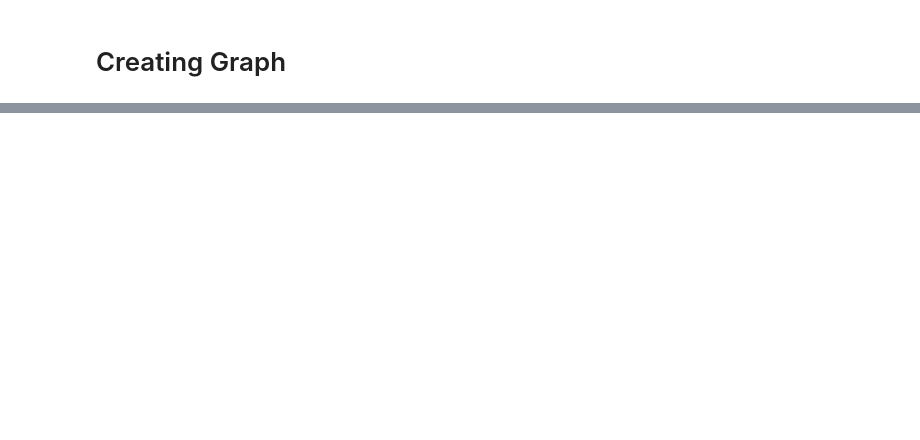
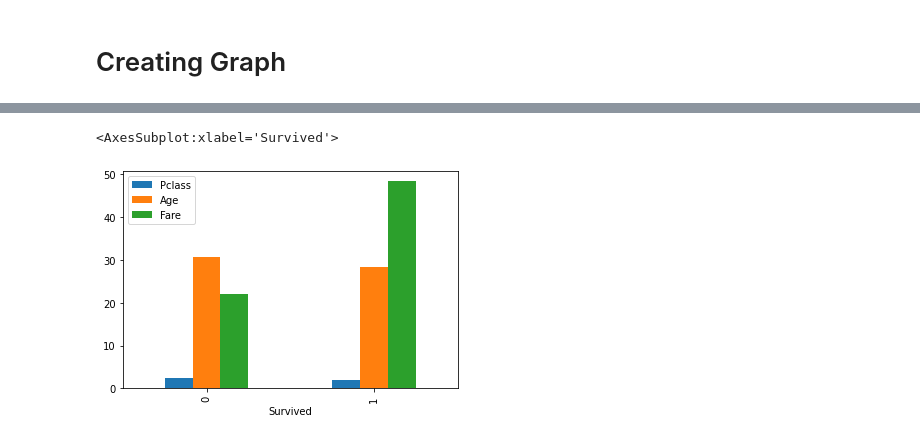
Before and after one commit to prodramp/publiccode, a Jupyter notebook: pandas/group_by/group_by_tutorial_with_titanic_dataset.ipynb, the cells around one changed output, grey strips where cells are left out. Saved outputs shown, nothing was run; the diff lists cells and outputs as text; code cells hidden in the pictures; blank space fills up the shorter version.

```diff
--- a/pandas/group_by/group_by_tutorial_with_titanic_dataset.ipynb
+++ b/pandas/group_by/group_by_tutorial_with_titanic_dataset.ipynb
@@ -238,0 +981,5 @@ subset_5.groupby('Sex').get_group('female').mean().plot(kind='bar')
+# %%
+subset_5.groupby('Survived').mean().plot(kind='bar')
+# %% [output]
+<AxesSubplot:xlabel='Survived'>
+[figure, added]
```
Also changed, not shown: parts of 98 cells of this notebook.
